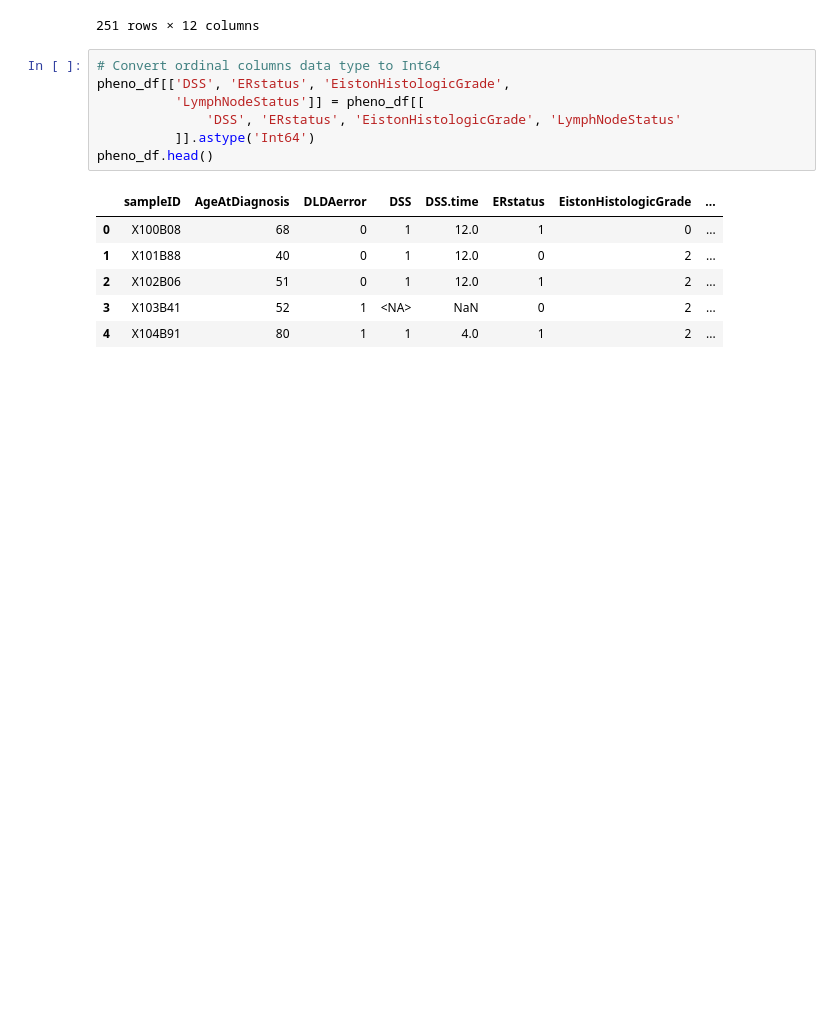
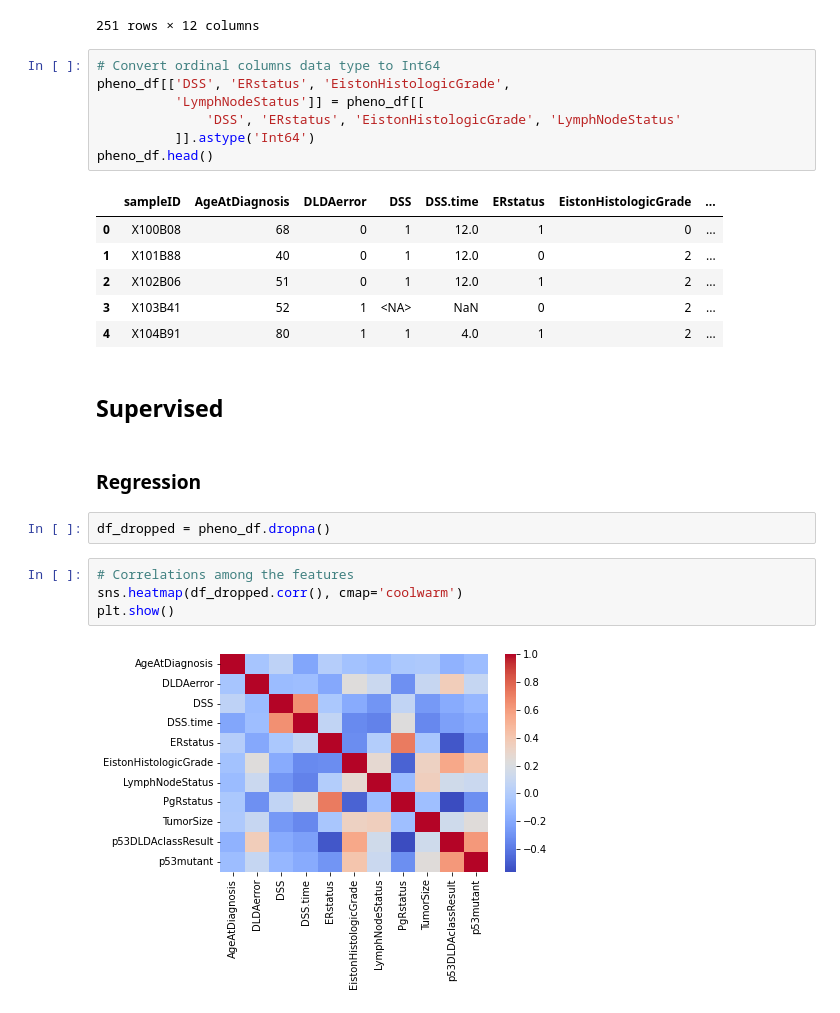
Before and after one commit to faizanhemotra/Breast-Cancer-Phenotype, a Jupyter notebook: analysis.ipynb, the cells around one changed output. Cells and saved outputs as stored; diff of their text form; blank space fills up the shorter version.

Commit message:
Train-test split and check the correlation of features

```diff
--- a/analysis.ipynb
+++ b/analysis.ipynb
@@ -173,3 +177,15 @@ pheno_df.head()
 | 2 | X102B06 | 51 | 0 | 1 | 12.0 | 1 | 2 | ... |
 | 3 | X103B41 | 52 | 1 | <NA> | NaN | 0 | 2 | ... |
 | 4 | X104B91 | 80 | 1 | 1 | 4.0 | 1 | 2 | ... |
+# %% [markdown]
+## Supervised
+# %% [markdown]
+### Regression
+# %%
+df_dropped = pheno_df.dropna()
+# %%
+# Correlations among the features
+sns.heatmap(df_dropped.corr(), cmap='coolwarm')
+plt.show()
+# %% [output]
+[figure, added]
```
Also changed, not shown: parts of 4 cells of this notebook.
